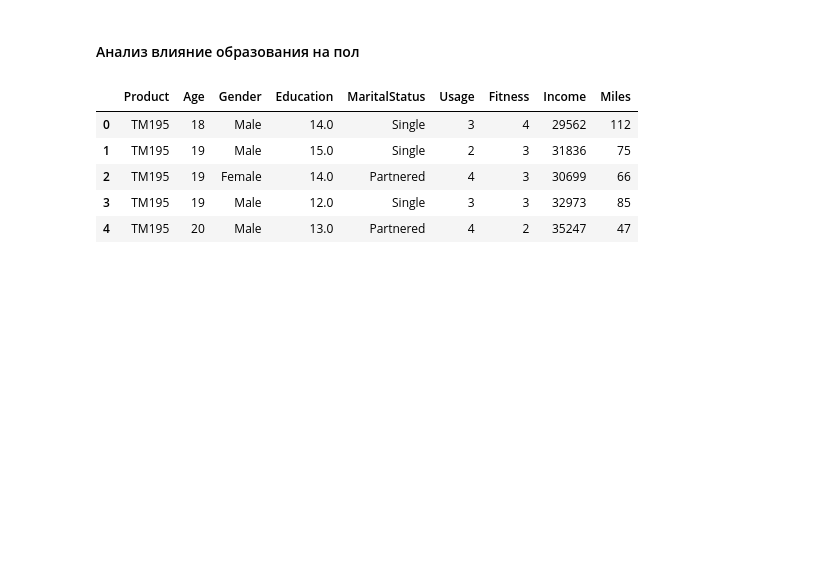
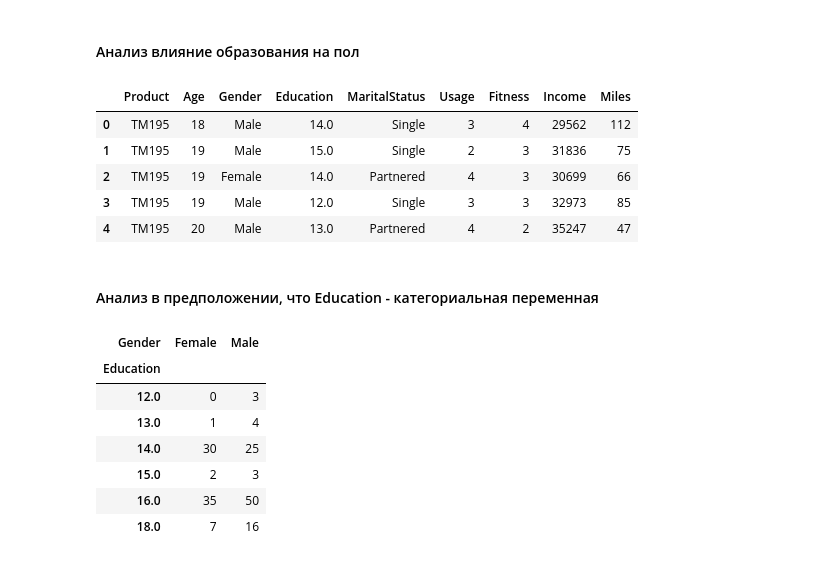
Before and after one commit to Chularev/kaggle_competitions, a Jupyter notebook: CardioGoodFitness/notebook.ipynb, the cells around one changed output. Cells and saved outputs as stored; diff of their text form; code cells hidden in the pictures; blank space fills up the shorter version.

```diff
--- a/CardioGoodFitness/notebook.ipynb
+++ b/CardioGoodFitness/notebook.ipynb
@@ -557,0 +560,2 @@ data.head()
+# %% [markdown]
+#### Анализ в предположении, что Education - категориальная переменная
@@ -557,0 +564,11 @@ data.head()
+# %%
+contingency
+# %% [output]
+| Gender | Female | Male |
+| Education |  |  |
+| 12.0 | 0 | 3 |
+| 13.0 | 1 | 4 |
+| 14.0 | 30 | 25 |
+| 15.0 | 2 | 3 |
+| 16.0 | 35 | 50 |
+| 18.0 | 7 | 16 |
```
Also changed, not shown: parts of 18 cells of this notebook.
